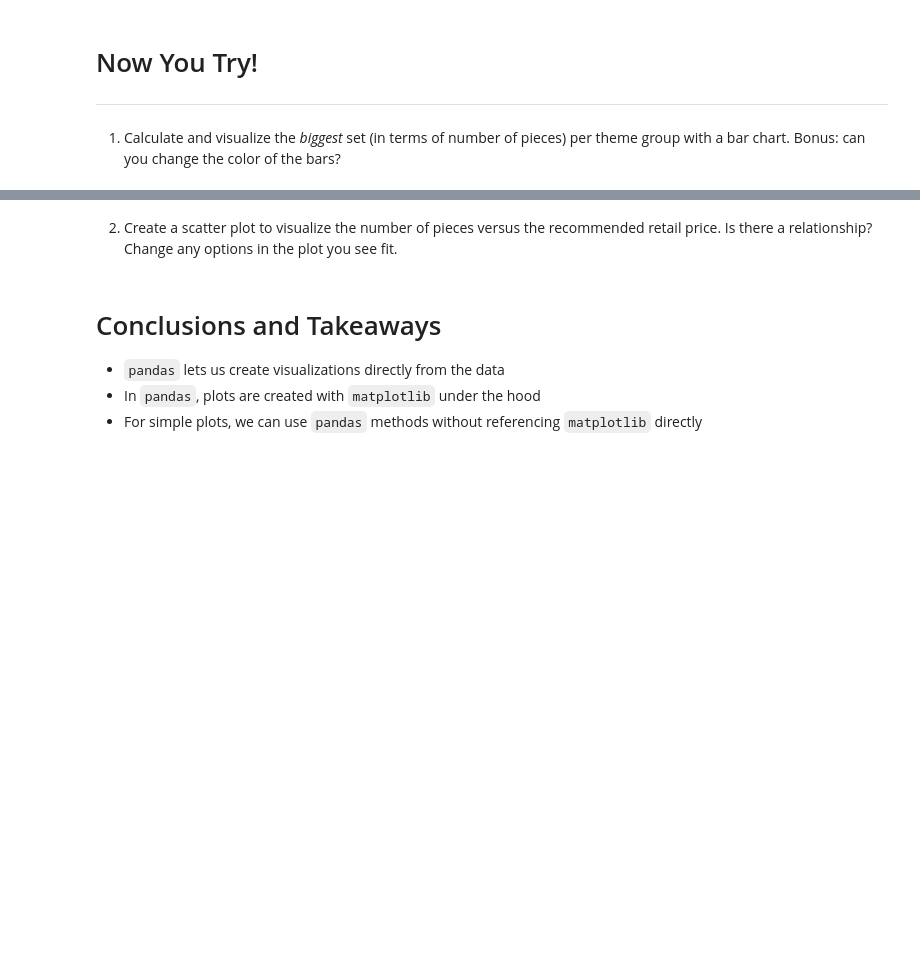
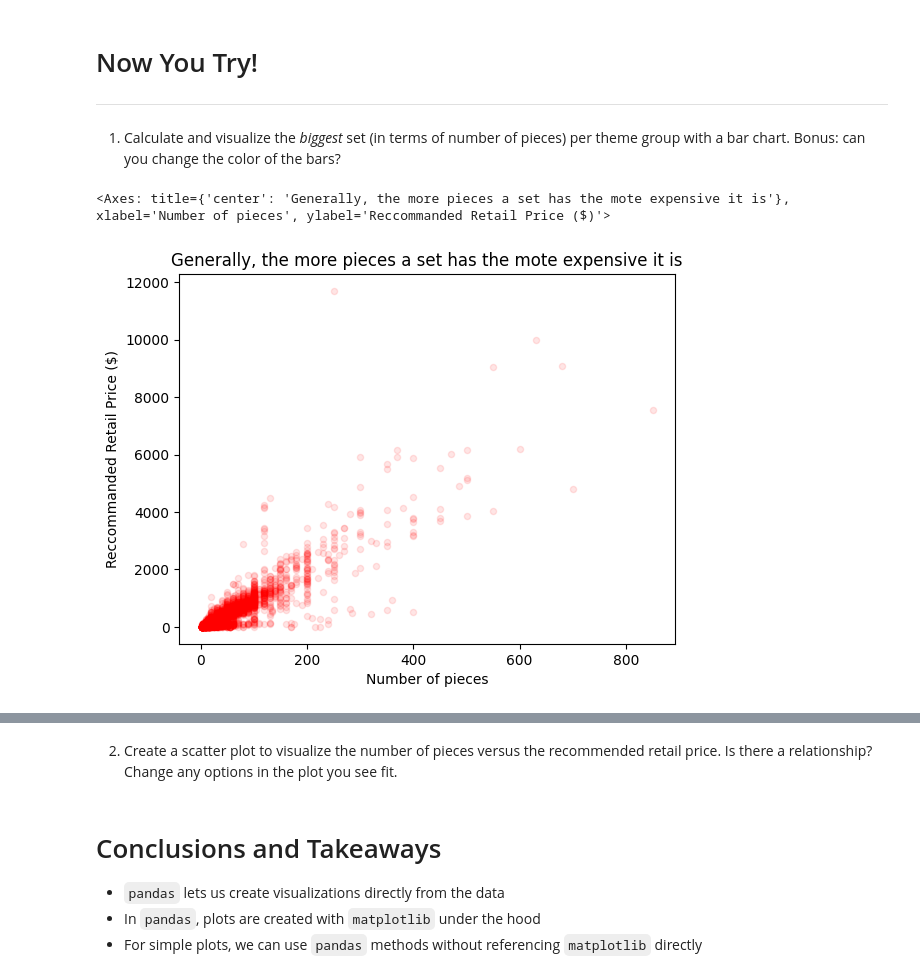
Before and after one commit to jelenavasic009-png/DSB-Unit-02, a Jupyter notebook: 03 - Data Visualisation/02-visualizing-relationships.ipynb, the cells around one changed output, grey strips where cells are left out. Drawn from its saved outputs; the diff is of its cells as text; code cells hidden in the pictures; blank space fills up the shorter version.

```diff
--- a/03 - Data Visualisation/02-visualizing-relationships.ipynb
+++ b/03 - Data Visualisation/02-visualizing-relationships.ipynb
@@ -191,3 +205,17 @@ Let's also get into the habit of changing some options.
 ---
 
 1. Calculate and visualize the *biggest* set (in terms of number of pieces) per theme group with a bar chart. Bonus: can you change the color of the bars?
+# %%
+lego.plot(
+    kind="scatter"
+    , x="USD_MSRP"
+    , y="Pieces"
+    ,title="Generally, the more pieces a set has the mote expensive it is"
+    ,xlabel="Number of pieces"
+    ,ylabel="Reccommanded Retail Price ($)"
+    ,alpha=0.1
+    ,color="red"
+    )
+# %% [output]
+<Axes: title={'center': 'Generally, the more pieces a set has the mote expensive it is'}, xlabel='Number of pieces', ylabel='Reccommanded Retail Price ($)'>
+[figure, added]
```
Also changed, not shown: parts of 3 cells of this notebook.
